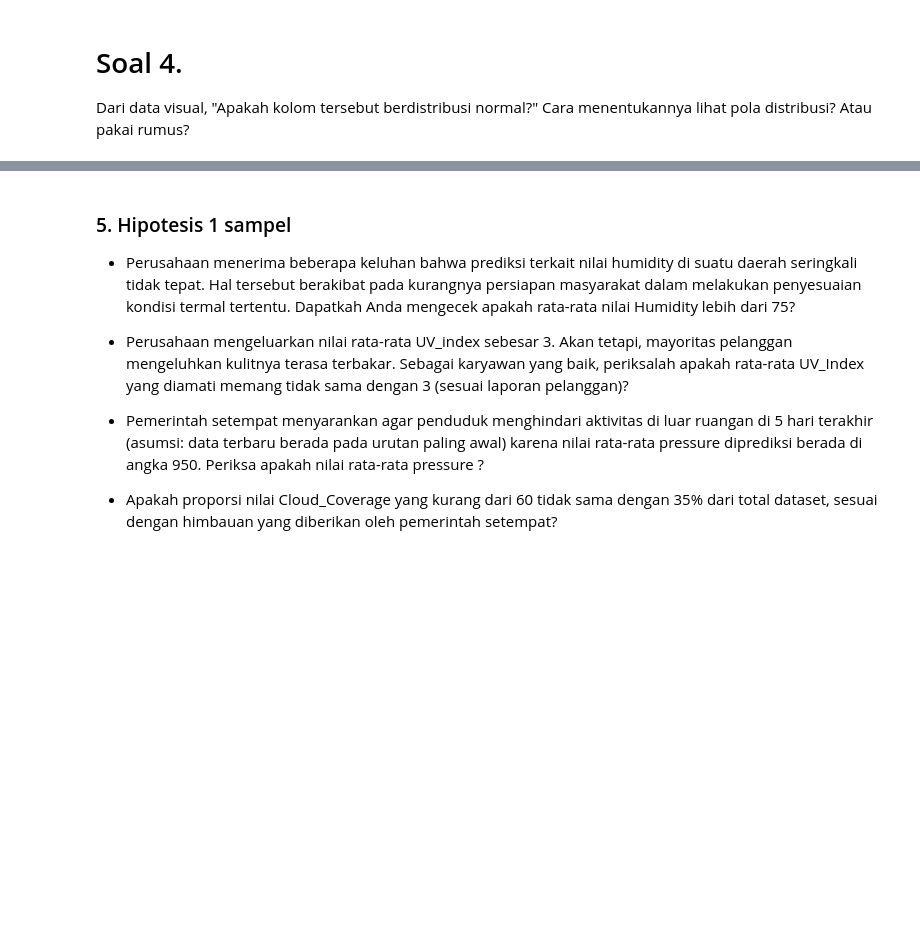
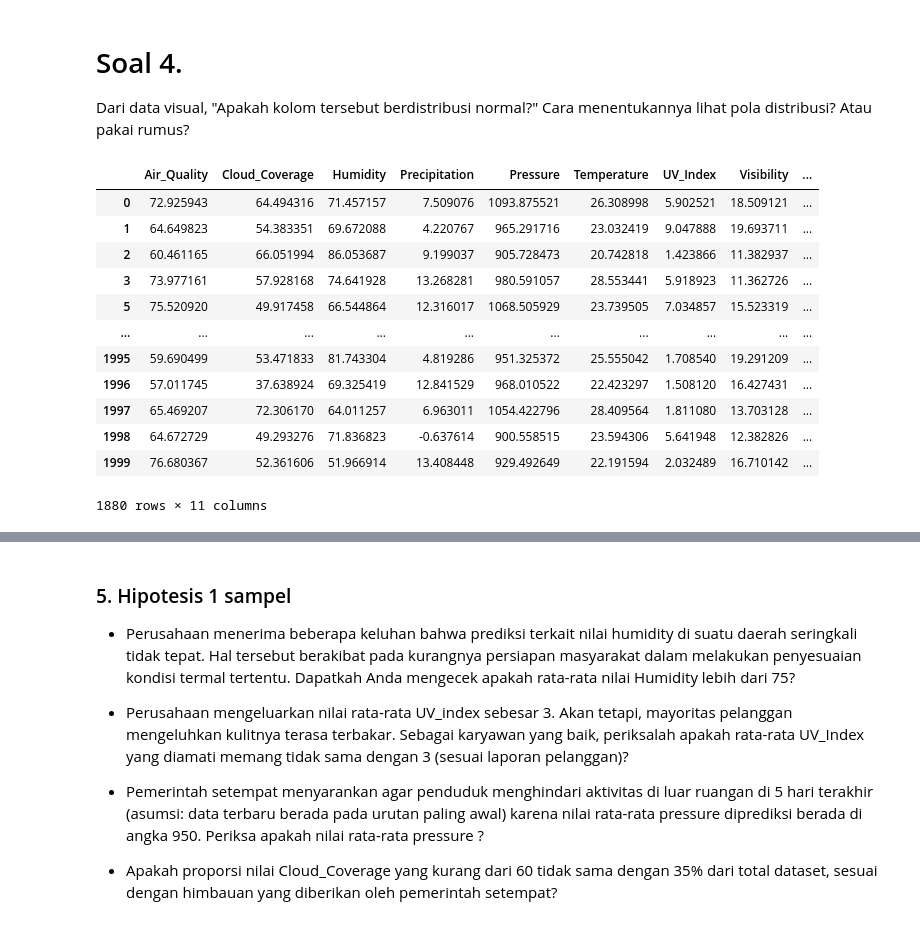
Before and after one commit to Indraswara/Tubes_Probstat, a Jupyter notebook: weather.ipynb, the cells around one changed output, grey strips where cells are left out. Cells and saved outputs as stored; diff of their text form; code cells hidden in the pictures; blank space fills up the shorter version.

```diff
--- a/weather.ipynb
+++ b/weather.ipynb
@@ -62,25 +77,38 @@ Untuk menangani outlier bisa dilakukan
 4. Biarkan data tersebut dengan menyesuaikan metode atau model analisis untuk mengolah dan menghitungnya.
 # %%
 import pandas as pd
+import numpy as np
 
+# Ambil dataFrame dari csv
 data = pd.read_csv('weather.csv')
 
-data_cleaned = data.dropna()
-statistics = data_cleaned.describe(include='all')
+# Hilangkan row dengan value NA
+data = data.dropna()
 
-numeric_data = data_cleaned.select_dtypes(include=['number'])
+# Hilangkan row pertama yang berupa ID
+del data[data.columns[0]]
 
-# Align data_cleaned and numeric_data
-data_cleaned, numeric_data = data_cleaned.align(numeric_data, axis=1)
+# Dalam statistik string Weather_Type, hilangkan data yang muncul sangat jarang, yaitu Foggy dan Windy (0.0005)
+col = 'Weather_Type'
+batas_atas = 10
+data = data[data.groupby(col)[col].transform('count').ge(batas_atas)]
+
+numeric_data = data.select_dtypes(include=['number'])
+
+# Align data_cleaned dan numeric_data
+data, numeric_data = data.align(numeric_data, axis=1)
 
 Q1 = numeric_data.quantile(0.25)
 Q3 = numeric_data.quantile(0.75)
 IQR = Q3 - Q1
 
-# Identify outliers
+# Cari outliers
 outliers = ((numeric_data < (Q1 - 1.5 * IQR)) | (numeric_data > (Q3 + 1.5 * IQR))).any(axis=1)
 
-# Display the outliers
-print("\nOutlier Data:")
-print(data_cleaned[outliers])
+# Ambil data selain outliers
+data = data[~outliers]
+
+# Print data bersih
+print("\nData Bersih:")
+print(data)
 # %% [output]
@@ -145,4 +188,22 @@ Dari data visual, "Apakah kolom tersebut berdistribusi normal?" Cara menentukann
 # %%
 # Soal 4: Menentukan distribusi setiap kolom numerik menggunakan hasil visualisasi histogram.
 # Apakah kolom tersebut berdistribusi normal?
 # Jika bukan, terdistribusi seperti apa kolom tersebut?
+
+import pandas as pd
+
+data
+# %% [output]
+|  | Air_Quality | Cloud_Coverage | Humidity | Precipitation | Pressure | Temperature | UV_Index | Visibility | ... |
+| 0 | 72.925943 | 64.494316 | 71.457157 | 7.509076 | 1093.875521 | 26.308998 | 5.902521 | 18.509121 | ... |
+| 1 | 64.649823 | 54.383351 | 69.672088 | 4.220767 | 965.291716 | 23.032419 | 9.047888 | 19.693711 | ... |
+| 2 | 60.461165 | 66.051994 | 86.053687 | 9.199037 | 905.728473 | 20.742818 | 1.423866 | 11.382937 | ... |
+| 3 | 73.977161 | 57.928168 | 74.641928 | 13.268281 | 980.591057 | 28.553441 | 5.918923 | 11.362726 | ... |
+| 5 | 75.520920 | 49.917458 | 66.544864 | 12.316017 | 1068.505929 | 23.739505 | 7.034857 | 15.523319 | ... |
+| ... | ... | ... | ... | ... | ... | ... | ... | ... | ... |
+| 1995 | 59.690499 | 53.471833 | 81.743304 | 4.819286 | 951.325372 | 25.555042 | 1.708540 | 19.291209 | ... |
+| 1996 | 57.011745 | 37.638924 | 69.325419 | 12.841529 | 968.010522 | 22.423297 | 1.508120 | 16.427431 | ... |
+| 1997 | 65.469207 | 72.306170 | 64.011257 | 6.963011 | 1054.422796 | 28.409564 | 1.811080 | 13.703128 | ... |
+| 1998 | 64.672729 | 49.293276 | 71.836823 | -0.637614 | 900.558515 | 23.594306 | 5.641948 | 12.382826 | ... |
+| 1999 | 76.680367 | 52.361606 | 51.966914 | 13.408448 | 929.492649 | 22.191594 | 2.032489 | 16.710142 | ... |
+1880 rows × 11 columns
```
Also changed, not shown: parts of 6 cells of this notebook.
